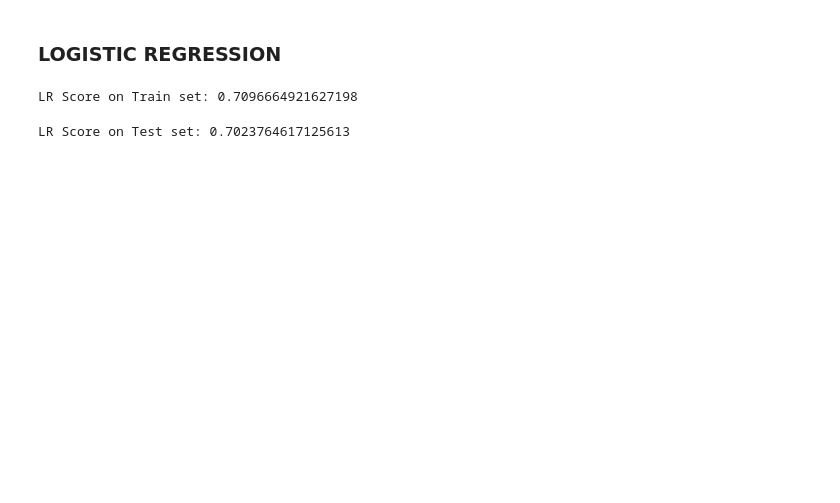
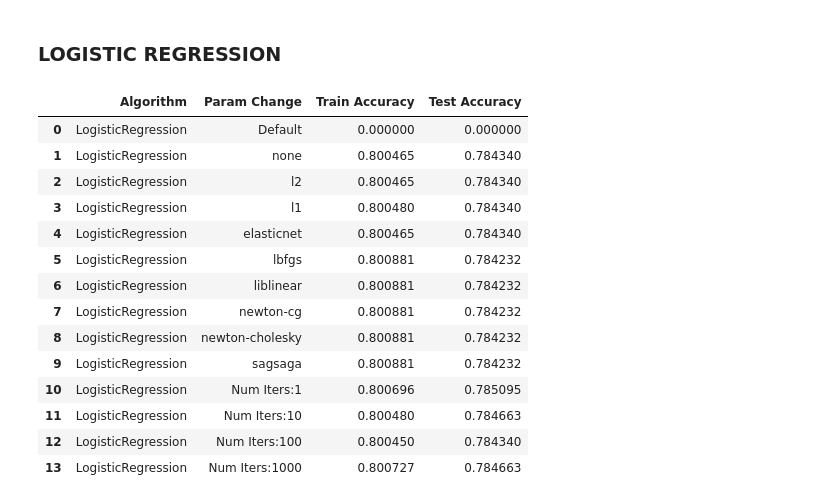
Before and after one commit to Fabio752/Tennis-Predictions, a Jupyter notebook: tennisPredictor.ipynb, the cells around one changed output. Cells and saved outputs as stored; diff of their text form; code cells hidden in the pictures; blank space fills up the shorter version.

```diff
--- a/tennisPredictor.ipynb
+++ b/tennisPredictor.ipynb
@@ -658,11 +671,14 @@ print(count / len(y_pred))
 # %%
 y_test = df_test["Player1Won"]
 x_test = df_test.drop(columns = ["Player1Won"])
-display(x_test)
-y_pred = trained_gnb.predict(x_test)
+y_train = df_train["Player1Won"]
+x_train = df_train.drop(columns = ["Player1Won"])
+
+#display(x_test)
+# y_pred = trained_gnb.predict(x_test)
 # y_proba = trained_gnb.predict_proba(x_test)
 
-print("Number of mislabeled points out of a total %d points : %d" \
-      % (x_test.shape[0], (y_test != y_pred).sum()))
+# print("Number of mislabeled points out of a total %d points : %d" \
+#       % (x_test.shape[0], (y_test != y_pred).sum()))
 
-print(f"Accuracy: {(y_test == y_pred).sum() / (len(y_test))}")
+# print(f"Accuracy: {(y_test == y_pred).sum() / (len(y_test))}")
@@ -686,11 +686,57 @@ Accuracy: 0.6600743654685564
 ### LOGISTIC REGRESSION
 # %%
 from sklearn.linear_model import LogisticRegression
-clf = LogisticRegression(random_state = 0).fit(x_train, y_train)
-print(f"LR Score on Train set: {clf.score(x_train, y_train)}")
+from sklearn.metrics import accuracy_score, f1_score
+import warnings
+#A bunch of unnecessary warnings as function does not converge with 10k iterations
+warnings.filterwarnings("ignore")
+#Parameters being changed
+params_LR = {"penalty" : ["none", "l2",'l1','elasticnet'],
+             'solver' : ["lbfgs", 'liblinear', 'newton-cg', 'newton-cholesky','sag' 'saga'],
+             'max_iter' : [1,10,100,1000]}
+val = 0
+LR_output = pd.DataFrame({"Algorithm" : "LogisticRegression",
+                          "Param Change" : "Default",
+                          "Train Accuracy" : val,
+                          "Test Accuracy" : val}, index=[0])
+#Deafault Parameters: Penalty = l2, solver = saga, l1_ratio =0.5, max_ter=10000, variables change based on which analysis
+for p in params_LR["penalty"]:
+
+    clf = LogisticRegression(penalty=p, solver = "saga", l1_ratio= 0.5).fit(x_train, y_train)
+    y_pred_train = clf.predict(x_train)
+    y_pred_test = clf.predict(x_test)
+    LR_output.loc[len(LR_output.index)] = ["LogisticRegression", p, accuracy_score(y_train,y_pred_train), accuracy_score(y_test,y_pred_test)]
+
+for s in params_LR["solver"]:
+
+    clf = LogisticRegression(penalty='l2', l1_ratio= 0.5).fit(x_train, y_train)
+    y_pred_train = clf.predict(x_train)
+    y_pred_test = clf.predict(x_test)
+    LR_output.loc[len(LR_output.index)] = ["LogisticRegression", s, accuracy_score(y_train,y_pred_train), accuracy_score(y_test,y_pred_test)]
+
+for iter in params_LR['max_iter']:
+    clf = LogisticRegression(penalty='l2', solver='saga', l1_ratio= 0.5, max_iter = iter).fit(x_train, y_train)
+    y_pred_train = clf.predict(x_train)
+    y_pred_test = clf.predict(x_test)
+    LR_output.loc[len(LR_output.index)] = ["LogisticRegression", ("Num Iters:" +str(iter)), accuracy_score(y_train,y_pred_train), accuracy_score(y_test,y_pred_test)]
+
+display(LR_output)
+
+
+#print(f"LR Score on Train set: {clf.score(x_train, y_train)}")
 # %% [output]
-LR Score on Train set: 0.7096664921627198
+|  | Algorithm | Param Change | Train Accuracy | Test Accuracy |
+| 0 | LogisticRegression | Default | 0.000000 | 0.000000 |
+| 1 | LogisticRegression | none | 0.800465 | 0.784340 |
+| 2 | LogisticRegression | l2 | 0.800465 | 0.784340 |
+| 3 | LogisticRegression | l1 | 0.800480 | 0.784340 |
+| 4 | LogisticRegression | elasticnet | 0.800465 | 0.784340 |
+| 5 | LogisticRegression | lbfgs | 0.800881 | 0.784232 |
+| 6 | LogisticRegression | liblinear | 0.800881 | 0.784232 |
+| 7 | LogisticRegression | newton-cg | 0.800881 | 0.784232 |
+| 8 | LogisticRegression | newton-cholesky | 0.800881 | 0.784232 |
+| 9 | LogisticRegression | sagsaga | 0.800881 | 0.784232 |
+| 10 | LogisticRegression | Num Iters:1 | 0.800696 | 0.785095 |
+| 11 | LogisticRegression | Num Iters:10 | 0.800480 | 0.784663 |
+| 12 | LogisticRegression | Num Iters:100 | 0.800450 | 0.784340 |
+| 13 | LogisticRegression | Num Iters:1000 | 0.800727 | 0.784663 |
-# %%
-print(f"LR Score on Test set: {clf.score(x_test, y_test)}")
-# %% [output]
-LR Score on Test set: 0.7023764617125613
```
Also changed, not shown: parts of 10 cells of this notebook, 2 other files.
